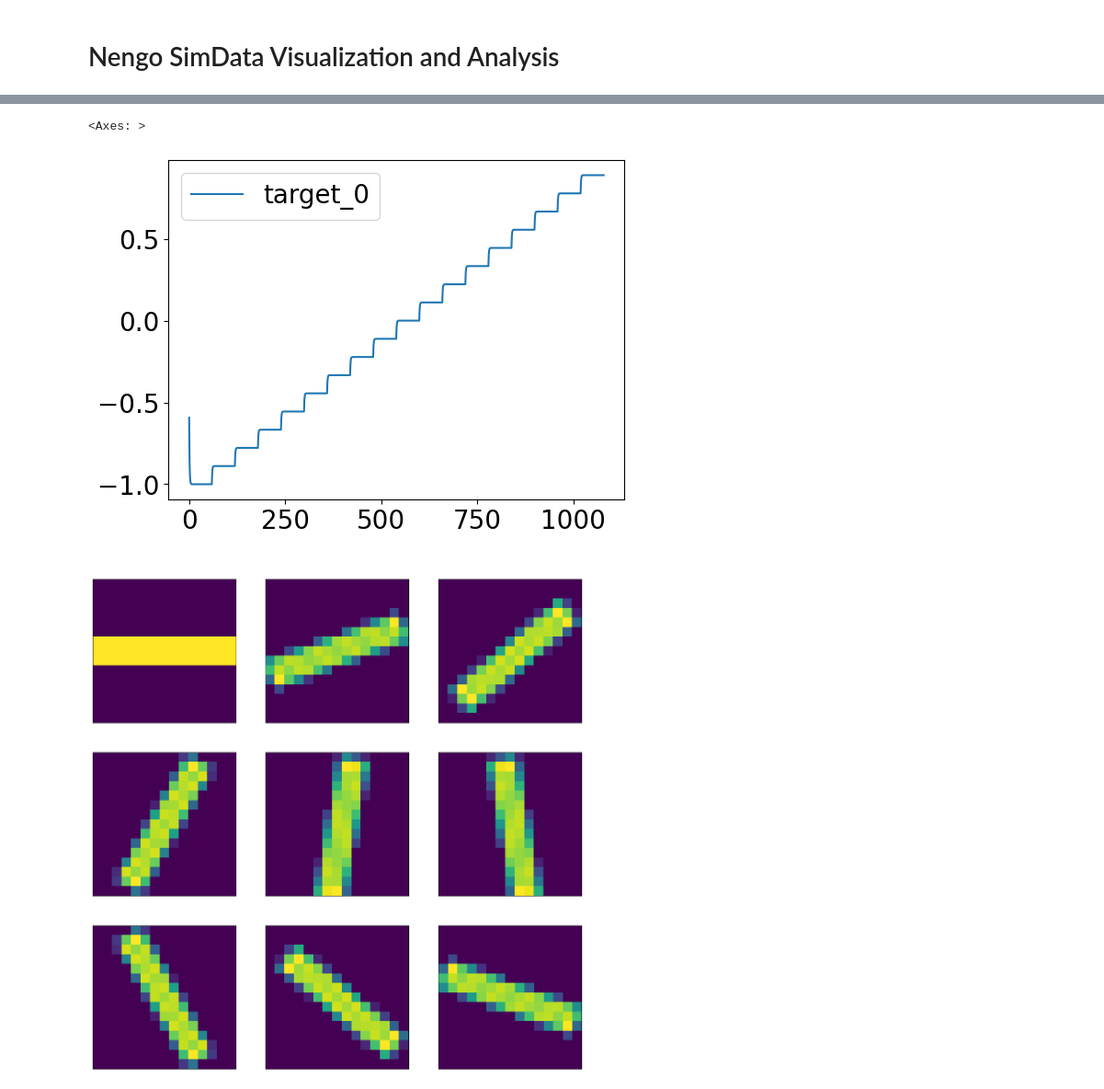
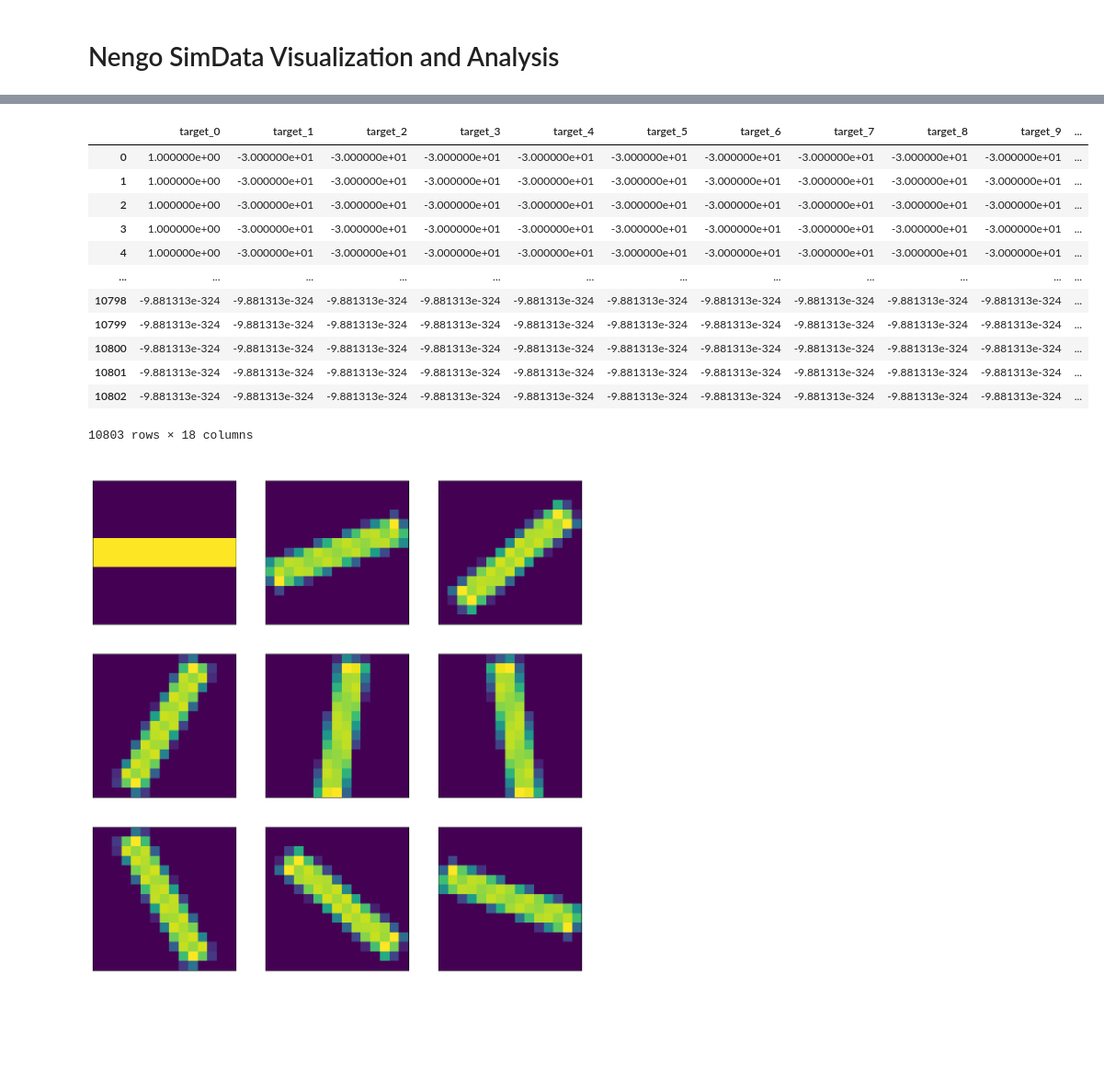
Before and after one commit to wngfra/tac3d, a Jupyter notebook: python/simdata_analysis.ipynb, the cells around one changed output, grey strips where cells are left out. Shown at 92% size. Saved outputs shown, nothing was run; the diff lists cells and outputs as text; code cells hidden in the pictures; blank space fills up the shorter version.

```diff
--- a/python/simdata_analysis.ipynb
+++ b/python/simdata_analysis.ipynb
@@ -51,11 +51,22 @@ if os.path.isdir(plotpath):
 # %%
 data = df.filter(regex="output").to_numpy()
 output = np.argmax(data, axis=1)
-target = df.filter(regex="target")
-target.plot()
+target = df.filter(regex="target_[0-9]")
+target
 # %% [output]
+|  | target_0 | target_1 | target_2 | target_3 | target_4 | target_5 | target_6 | target_7 | target_8 | target_9 | ... |
+| 0 | 1.000000e+00 | -3.000000e+01 | -3.000000e+01 | -3.000000e+01 | -3.000000e+01 | -3.000000e+01 | -3.000000e+01 | -3.000000e+01 | -3.000000e+01 | -3.000000e+01 | ... |
+| 1 | 1.000000e+00 | -3.000000e+01 | -3.000000e+01 | -3.000000e+01 | -3.000000e+01 | -3.000000e+01 | -3.000000e+01 | -3.000000e+01 | -3.000000e+01 | -3.000000e+01 | ... |
+| 2 | 1.000000e+00 | -3.000000e+01 | -3.000000e+01 | -3.000000e+01 | -3.000000e+01 | -3.000000e+01 | -3.000000e+01 | -3.000000e+01 | -3.000000e+01 | -3.000000e+01 | ... |
+| 3 | 1.000000e+00 | -3.000000e+01 | -3.000000e+01 | -3.000000e+01 | -3.000000e+01 | -3.000000e+01 | -3.000000e+01 | -3.000000e+01 | -3.000000e+01 | -3.000000e+01 | ... |
+| 4 | 1.000000e+00 | -3.000000e+01 | -3.000000e+01 | -3.000000e+01 | -3.000000e+01 | -3.000000e+01 | -3.000000e+01 | -3.000000e+01 | -3.000000e+01 | -3.000000e+01 | ... |
+| ... | ... | ... | ... | ... | ... | ... | ... | ... | ... | ... | ... |
+| 10798 | -9.881313e-324 | -9.881313e-324 | -9.881313e-324 | -9.881313e-324 | -9.881313e-324 | -9.881313e-324 | -9.881313e-324 | -9.881313e-324 | -9.881313e-324 | -9.881313e-324 | ... |
+| 10799 | -9.881313e-324 | -9.881313e-324 | -9.881313e-324 | -9.881313e-324 | -9.881313e-324 | -9.881313e-324 | -9.881313e-324 | -9.881313e-324 | -9.881313e-324 | -9.881313e-324 | ... |
+| 10800 | -9.881313e-324 | -9.881313e-324 | -9.881313e-324 | -9.881313e-324 | -9.881313e-324 | -9.881313e-324 | -9.881313e-324 | -9.881313e-324 | -9.881313e-324 | -9.881313e-324 | ... |
+| 10801 | -9.881313e-324 | -9.881313e-324 | -9.881313e-324 | -9.881313e-324 | -9.881313e-324 | -9.881313e-324 | -9.881313e-324 | -9.881313e-324 | -9.881313e-324 | -9.881313e-324 | ... |
+| 10802 | -9.881313e-324 | -9.881313e-324 | -9.881313e-324 | -9.881313e-324 | -9.881313e-324 | -9.881313e-324 | -9.881313e-324 | -9.881313e-324 | -9.881313e-324 | -9.881313e-324 | ... |
-<Axes: >
+10803 rows × 18 columns
-[figure, removed]
 # %%
 import matplotlib
 import matplotlib.pyplot as plt
```
Also changed, not shown: parts of 3 cells of this notebook, 2 other files.
